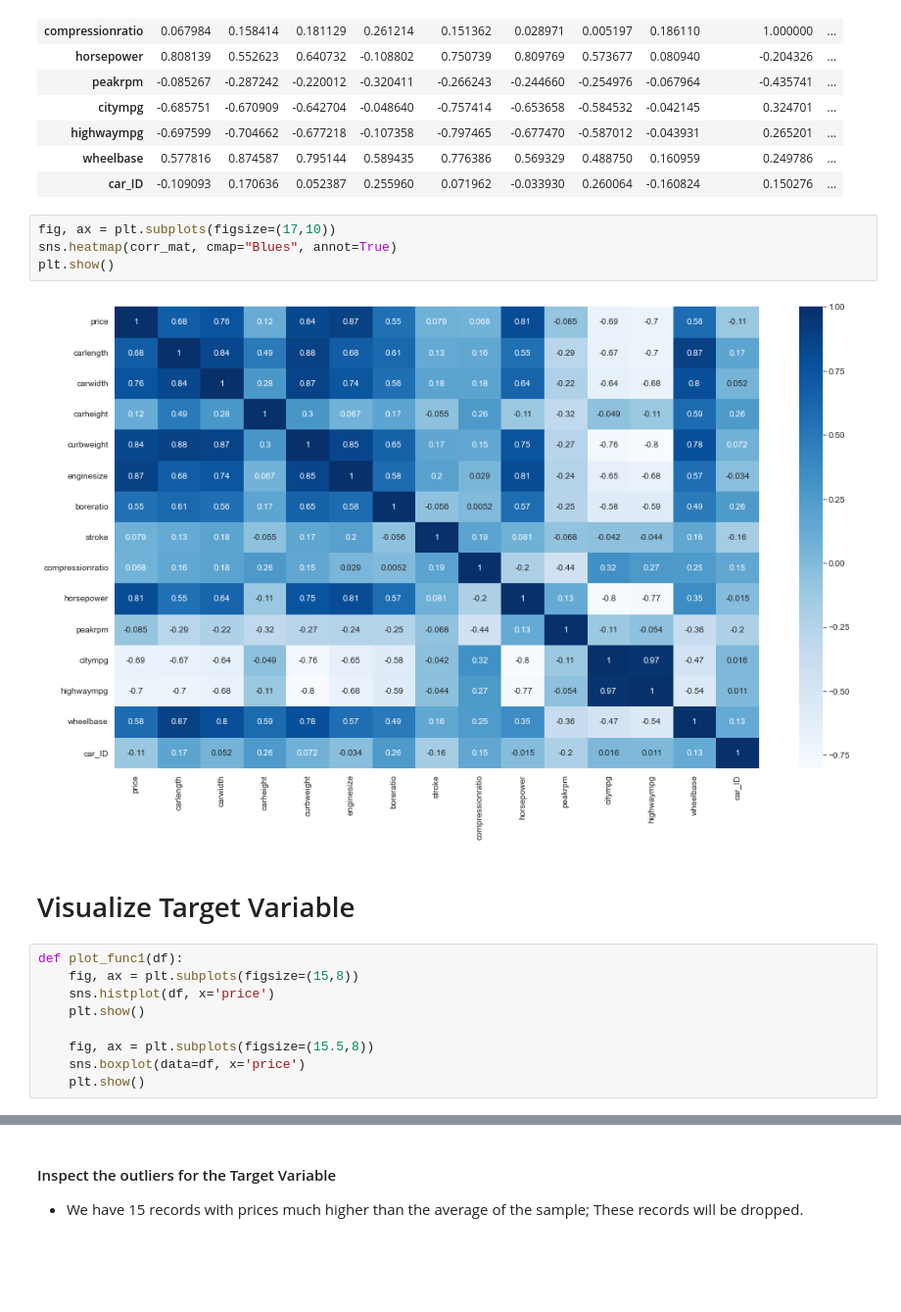
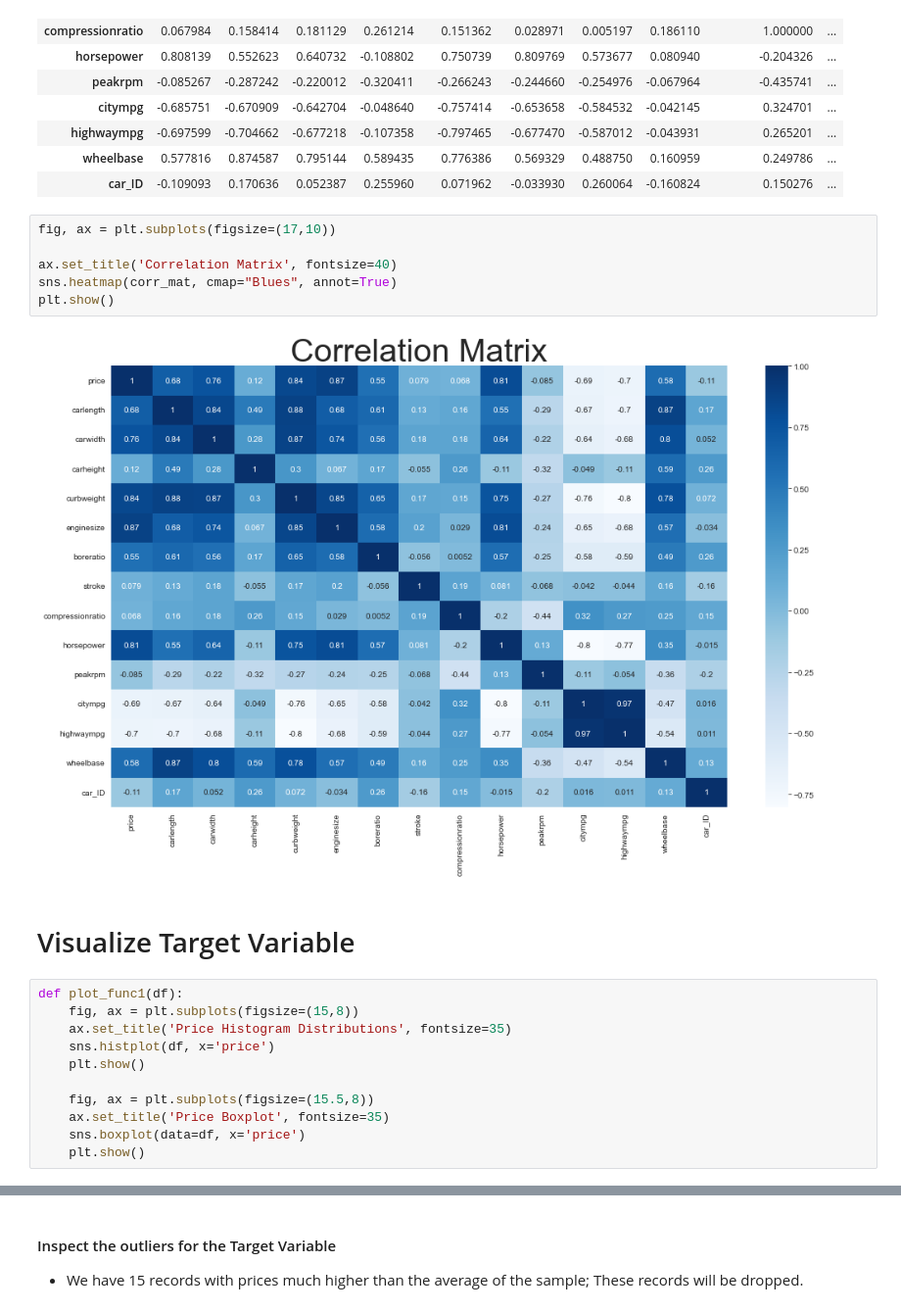
Before and after one commit to ShaneJett-DS/car_price_prediction, a Jupyter notebook: price_prediction.ipynb, the cells around one changed output, grey strips where cells are left out. Shown at 98% size. Cells and saved outputs as stored; diff of their text form; blank space fills up the shorter version.

Commit message:
Models and Summary added
Major updates including added models, residual plots, and plot titles. Many markdown cells were also updated with better or more descriptions.

```diff
--- a/price_prediction.ipynb
+++ b/price_prediction.ipynb
@@ -101,19 +106,23 @@ corr_mat
 | car_ID | -0.109093 | 0.170636 | 0.052387 | 0.255960 | 0.071962 | -0.033930 | 0.260064 | -0.160824 | 0.150276 | ... |
 # %%
 fig, ax = plt.subplots(figsize=(17,10))
+
+ax.set_title('Correlation Matrix', fontsize=40)
 sns.heatmap(corr_mat, cmap="Blues", annot=True)
 plt.show()
 # %% [output]
-[figure, old version]
+[figure, new version]
 # %% [markdown]
 # Visualize Target Variable
 # %%
 def plot_func1(df):
     fig, ax = plt.subplots(figsize=(15,8))
+    ax.set_title('Price Histogram Distributions', fontsize=35)
     sns.histplot(df, x='price')
     plt.show()
 
     fig, ax = plt.subplots(figsize=(15.5,8))
+    ax.set_title('Price Boxplot', fontsize=35)
     sns.boxplot(data=df, x='price')
     plt.show()
 # %%
```
Also changed, not shown: parts of 50 cells of this notebook.
